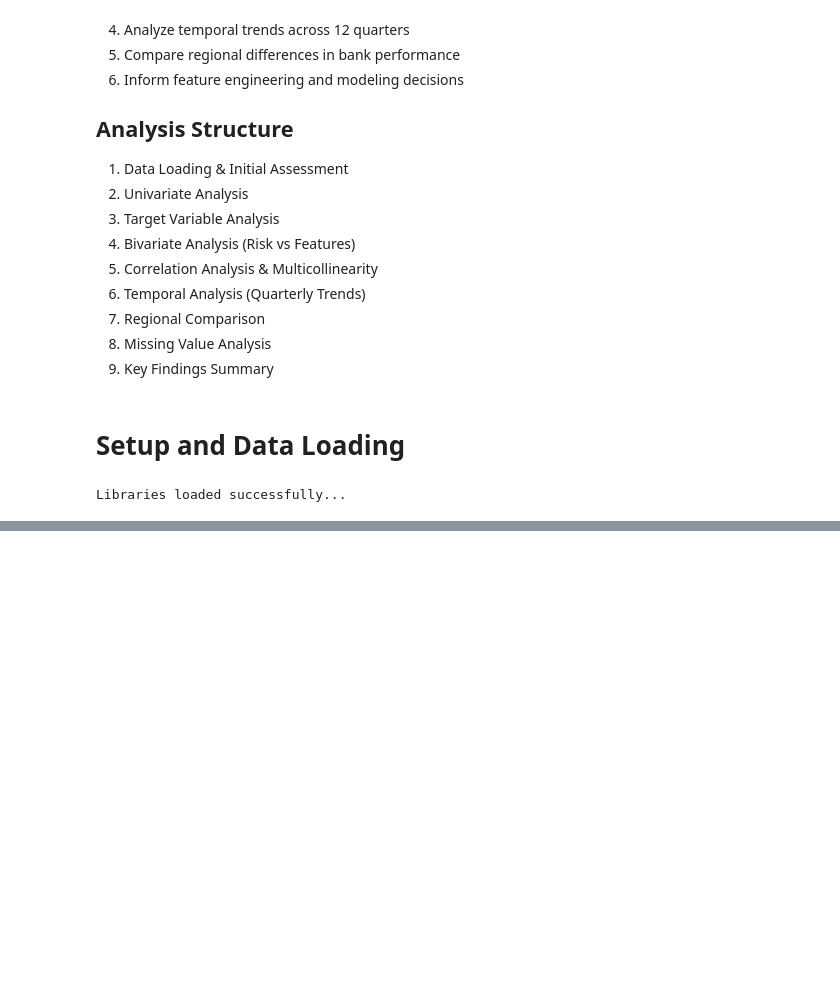
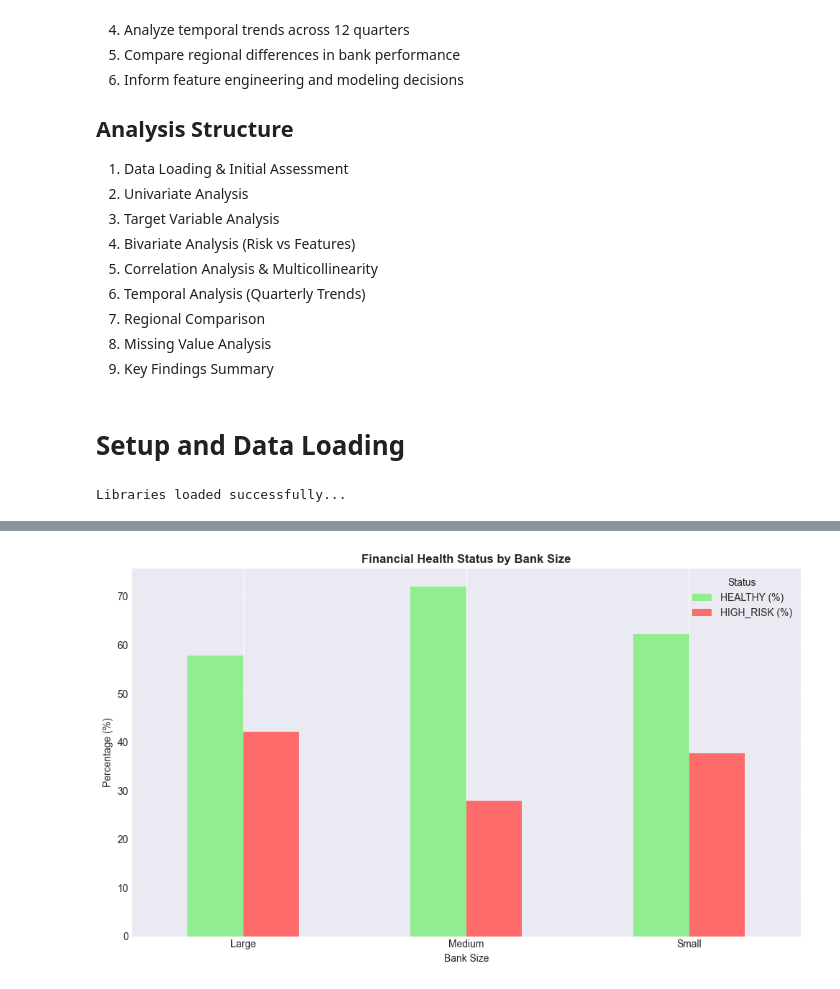
Before and after one commit to addetsi/Bank-Financial-Health-Analysis, a Jupyter notebook: 02_eda_analysis.ipynb, the cells around one changed output, grey strips where cells are left out. Saved outputs shown, nothing was run; the diff lists cells and outputs as text; code cells hidden in the pictures; blank space fills up the shorter version.

```diff
--- a/02_eda_analysis.ipynb
+++ b/02_eda_analysis.ipynb
@@ -70,0 +217,10 @@ First few rows
+# %%
+# Analyze risk distribution by bank size
+print("\nRisk Distribution by Bnak size:")
+print("-"*70)
+risk_by_size = pd.crosstab(df['bank_size'], df['financial_health_status'],
+                          normalize='index'
+
+                          )* 100
+risk_by_size.columns = ['HEALTHY (%)', 'HIGH_RISK (%)']
+print(risk_by_size.round(1))
@@ -70,0 +235,14 @@ First few rows
+# %%
+# visualize
+fig, ax = plt.subplots(figsize=(10, 6))
+risk_by_size.plot(kind='bar', ax=ax, color=['#90EE90', '#FF6B6B'])
+ax.set_title('Financial Health Status by Bank Size', fontweight='bold', fontsize=12)
+ax.set_xlabel('Bank Size')
+ax.set_ylabel('Percentage (%)')
+ax.set_xticklabels(ax.get_xticklabels(), rotation=0)
+ax.legend(title='Status', loc='upper right')
+ax.grid(axis='y', alpha=0.3)
+plt.tight_layout()
+plt.show()
+# %% [output]
+[figure, added]
```
Also changed, not shown: parts of 11 cells of this notebook.
